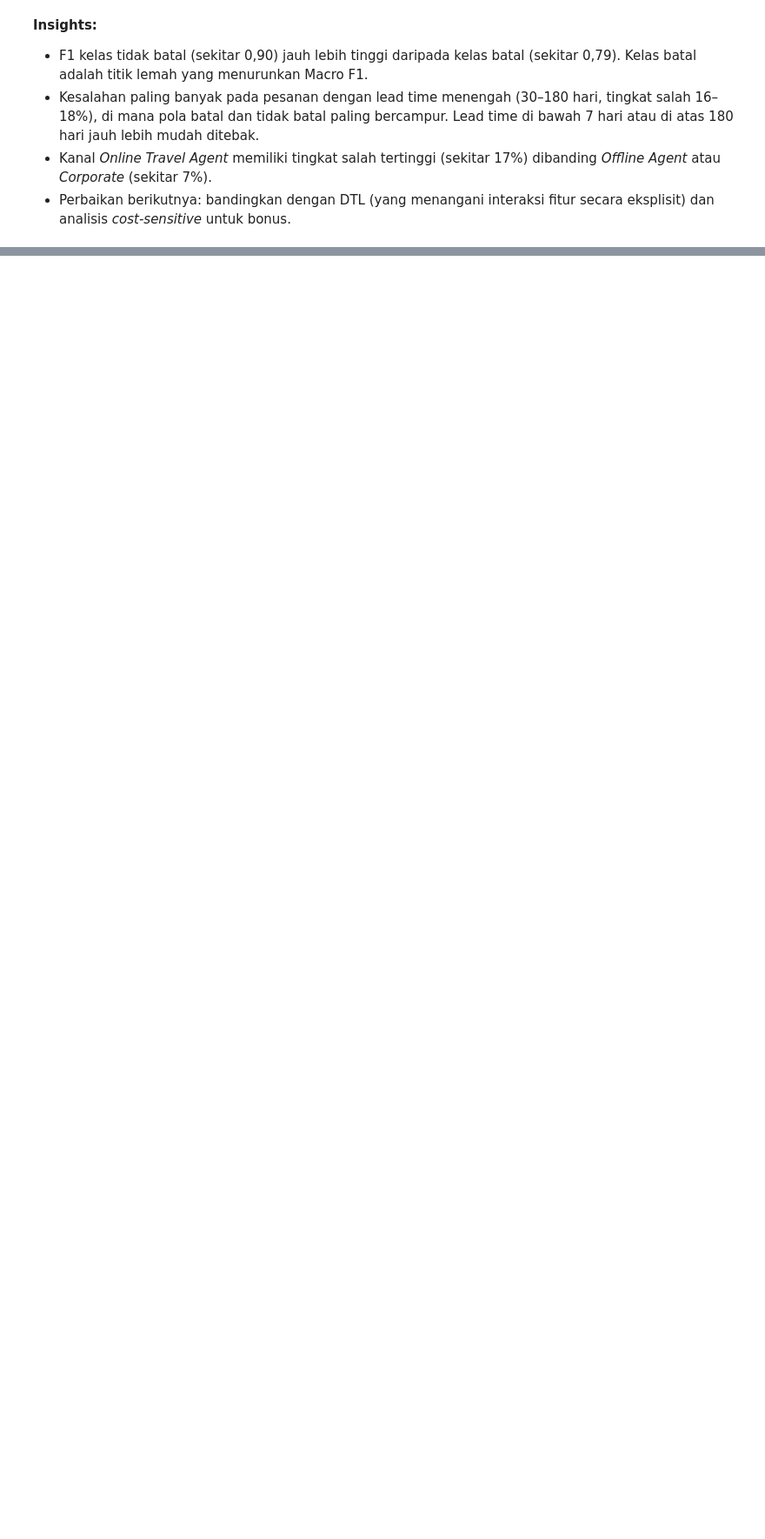
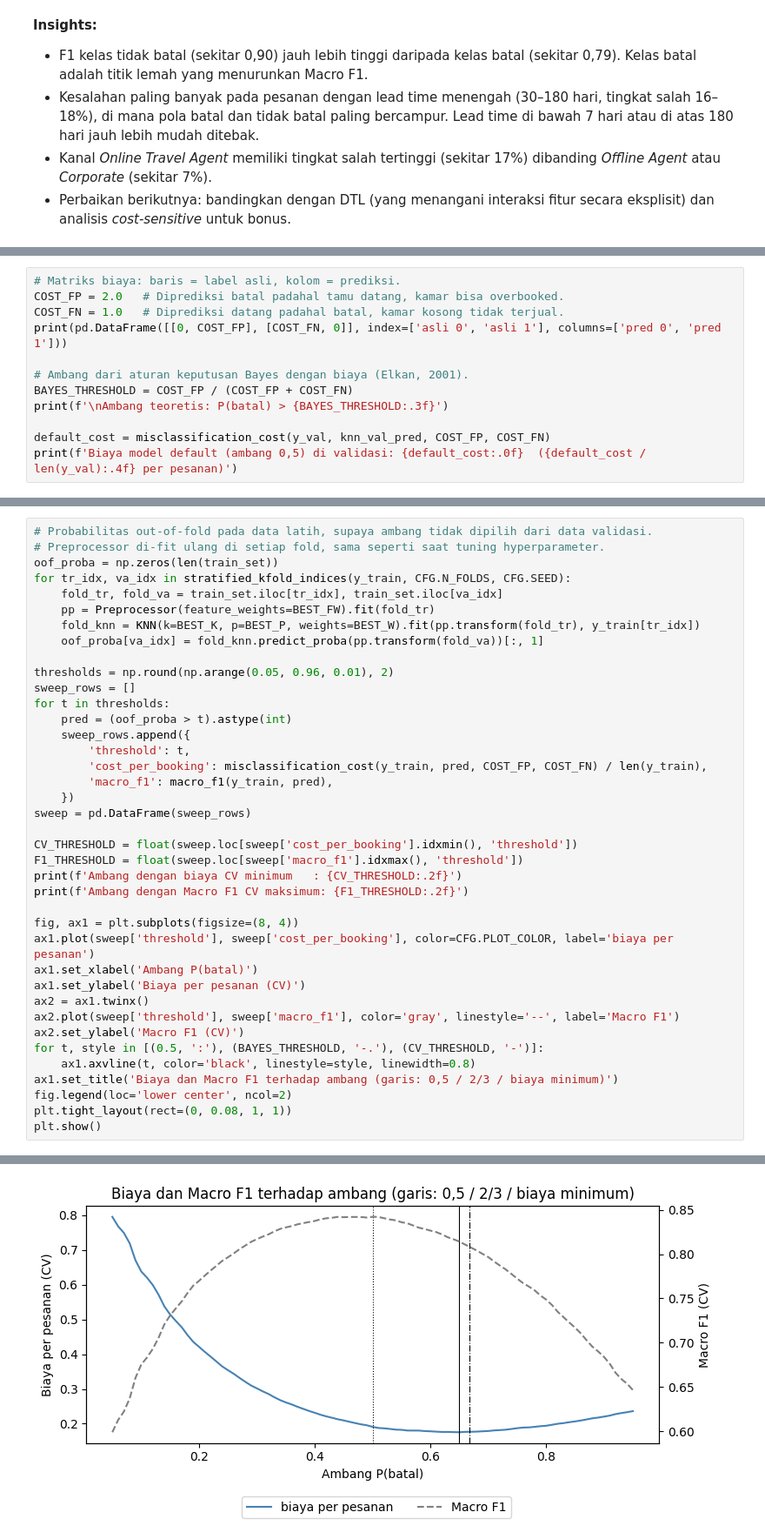
Before and after one commit to zizadhrmaa/IF3170_G25_IMKSIAI, a Jupyter notebook: src/Notebook_Tugas_Besar_2_IF3170_Inteligensi_Artifisial_2026_2027.ipynb, the cells around one changed output, grey strips where cells are left out. Shown at 87% size. Drawn from its saved outputs; the diff is of its cells as text; blank space fills up the shorter version.

Commit message:
feat: tambah analisis cost-sensitive classification untuk KNN

```diff
--- a/src/Notebook_Tugas_Besar_2_IF3170_Inteligensi_Artifisial_2026_2027.ipynb
+++ b/src/Notebook_Tugas_Besar_2_IF3170_Inteligensi_Artifisial_2026_2027.ipynb
@@ -878,0 +906,12 @@ Online Travel Agent  0.167  3519
+# %%
+# Matriks biaya: baris = label asli, kolom = prediksi.
+COST_FP = 2.0   # Diprediksi batal padahal tamu datang, kamar bisa overbooked.
+COST_FN = 1.0   # Diprediksi datang padahal batal, kamar kosong tidak terjual.
+print(pd.DataFrame([[0, COST_FP], [COST_FN, 0]], index=['asli 0', 'asli 1'], columns=['pred 0', 'pred 1']))
+
+# Ambang dari aturan keputusan Bayes dengan biaya (Elkan, 2001).
+BAYES_THRESHOLD = COST_FP / (COST_FP + COST_FN)
+print(f'\nAmbang teoretis: P(batal) > {BAYES_THRESHOLD:.3f}')
+
+default_cost = misclassification_cost(y_val, knn_val_pred, COST_FP, COST_FN)
+print(f'Biaya model default (ambang 0,5) di validasi: {default_cost:.0f}  ({default_cost / len(y_val):.4f} per pesanan)')
@@ -878,0 +925,40 @@ Online Travel Agent  0.167  3519
+# %%
+# Probabilitas out-of-fold pada data latih, supaya ambang tidak dipilih dari data validasi.
+# Preprocessor di-fit ulang di setiap fold, sama seperti saat tuning hyperparameter.
+oof_proba = np.zeros(len(train_set))
+for tr_idx, va_idx in stratified_kfold_indices(y_train, CFG.N_FOLDS, CFG.SEED):
+    fold_tr, fold_va = train_set.iloc[tr_idx], train_set.iloc[va_idx]
+    pp = Preprocessor(feature_weights=BEST_FW).fit(fold_tr)
+    fold_knn = KNN(k=BEST_K, p=BEST_P, weights=BEST_W).fit(pp.transform(fold_tr), y_train[tr_idx])
+    oof_proba[va_idx] = fold_knn.predict_proba(pp.transform(fold_va))[:, 1]
+
+thresholds = np.round(np.arange(0.05, 0.96, 0.01), 2)
+sweep_rows = []
+for t in thresholds:
+    pred = (oof_proba > t).astype(int)
+    sweep_rows.append({
+        'threshold': t,
+        'cost_per_booking': misclassification_cost(y_train, pred, COST_FP, COST_FN) / len(y_train),
+        'macro_f1': macro_f1(y_train, pred),
+    })
+sweep = pd.DataFrame(sweep_rows)
+
+CV_THRESHOLD = float(sweep.loc[sweep['cost_per_booking'].idxmin(), 'threshold'])
+F1_THRESHOLD = float(sweep.loc[sweep['macro_f1'].idxmax(), 'threshold'])
+print(f'Ambang dengan biaya CV minimum   : {CV_THRESHOLD:.2f}')
+print(f'Ambang dengan Macro F1 CV maksimum: {F1_THRESHOLD:.2f}')
+
+fig, ax1 = plt.subplots(figsize=(8, 4))
+ax1.plot(sweep['threshold'], sweep['cost_per_booking'], color=CFG.PLOT_COLOR, label='biaya per pesanan')
+ax1.set_xlabel('Ambang P(batal)')
+ax1.set_ylabel('Biaya per pesanan (CV)')
+ax2 = ax1.twinx()
+ax2.plot(sweep['threshold'], sweep['macro_f1'], color='gray', linestyle='--', label='Macro F1')
+ax2.set_ylabel('Macro F1 (CV)')
+for t, style in [(0.5, ':'), (BAYES_THRESHOLD, '-.'), (CV_THRESHOLD, '-')]:
+    ax1.axvline(t, color='black', linestyle=style, linewidth=0.8)
+ax1.set_title('Biaya dan Macro F1 terhadap ambang (garis: 0,5 / 2/3 / biaya minimum)')
+fig.legend(loc='lower center', ncol=2)
+plt.tight_layout(rect=(0, 0.08, 1, 1))
+plt.show()
+# %% [output]
@@ -878,0 +967 @@ Online Travel Agent  0.167  3519
+[figure, added]
```
Also changed, not shown: parts of 10 cells of this notebook, 1 other file.
